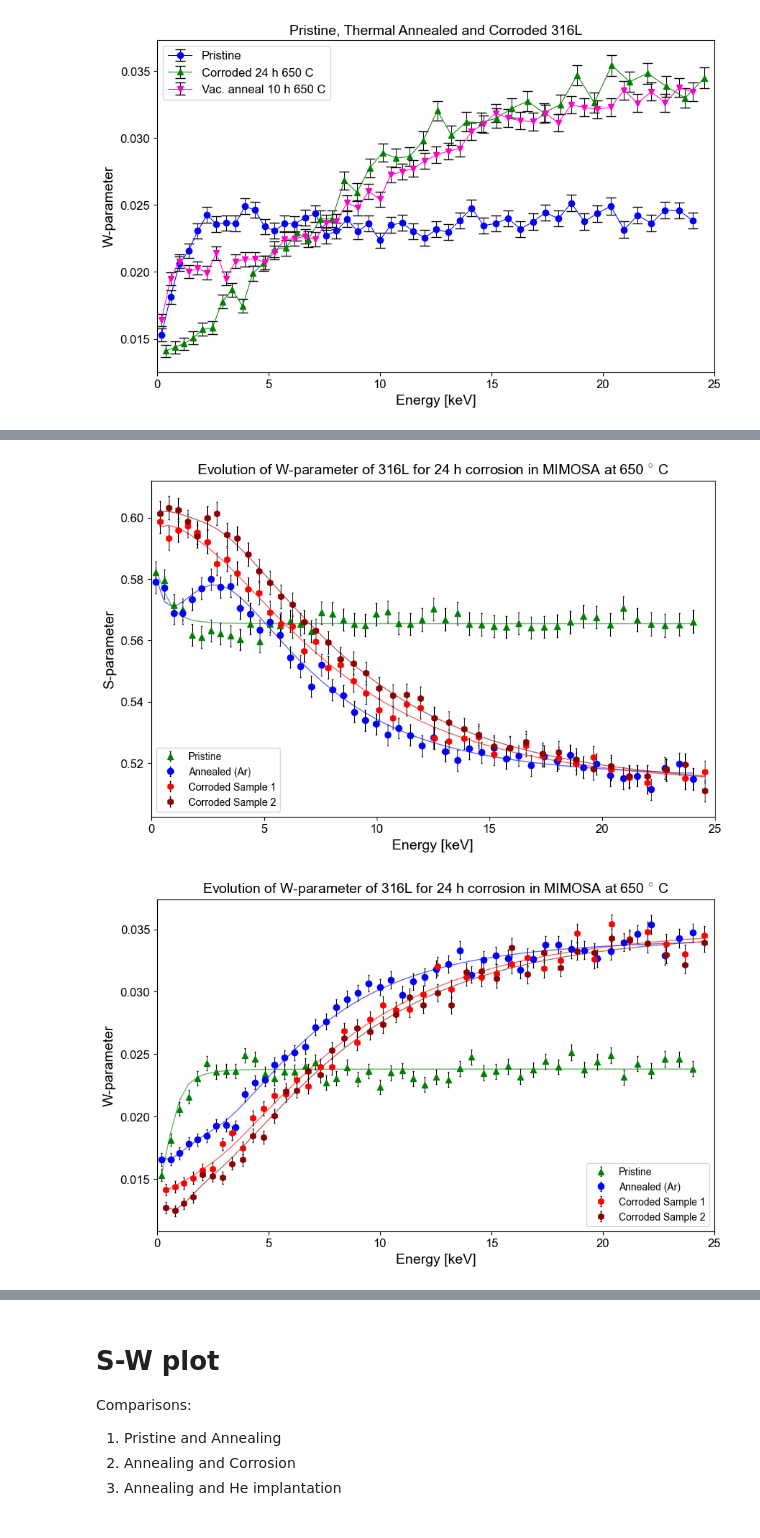
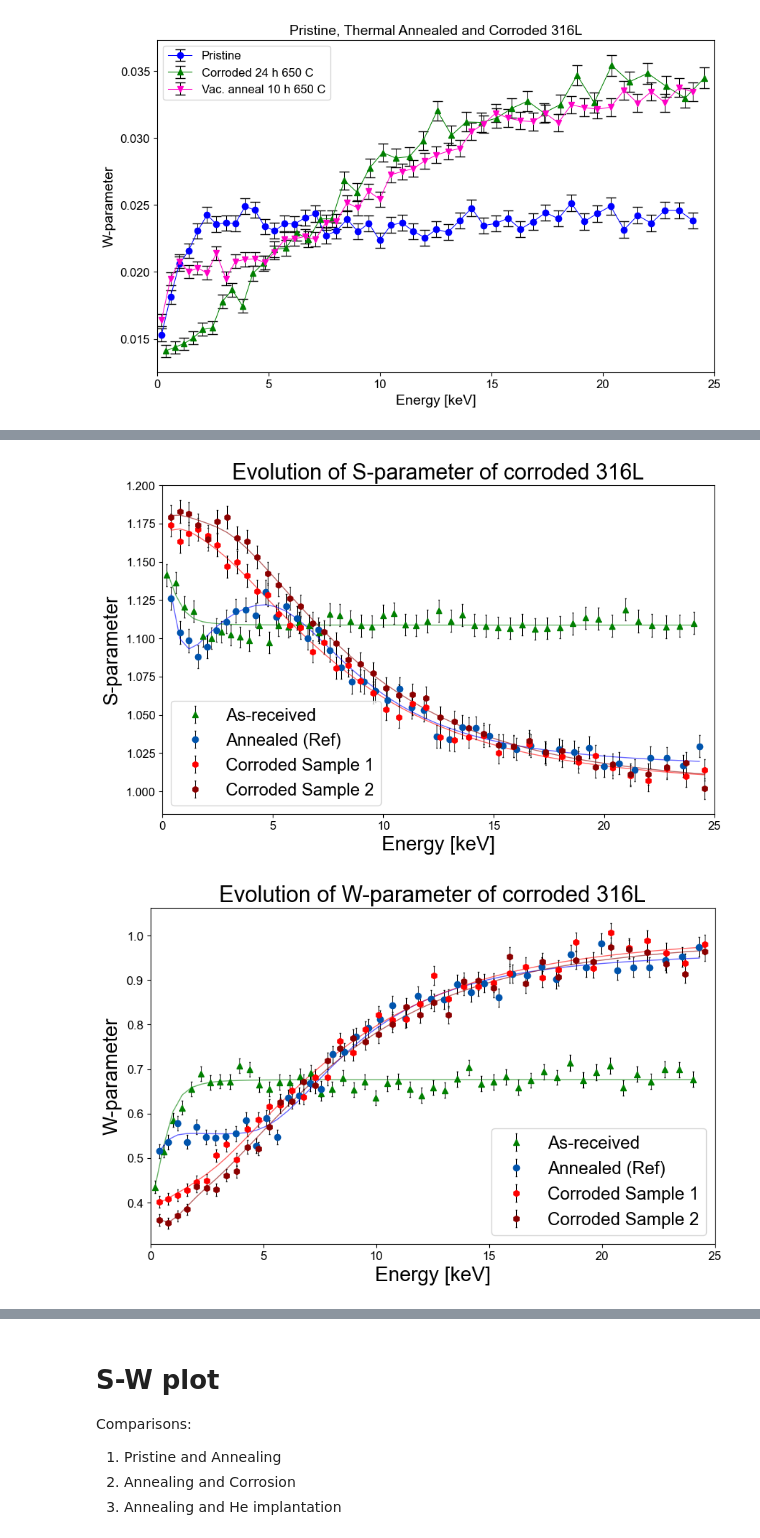
Before and after one commit to jeanvictorbendixenfm-web/Programming-PALS, a Jupyter notebook: PAS_analyzer.ipynb, the cells around one changed output, grey strips where cells are left out. Saved outputs shown, nothing was run; the diff lists cells and outputs as text; code cells hidden in the pictures.

```diff
--- a/PAS_analyzer.ipynb
+++ b/PAS_analyzer.ipynb
@@ -450,6 +466,10 @@ plt.show()
 # %% [output]
 [figure]
 [figure]
+# %%
+# Ref index
+
+n = 10
 # %%
 #Annealed, Corroded and Implanted
 print(vepfit_data["P-1"])
@@ -520,56 +540,56 @@ plt.show()
 # %%
 #Annealed, Corroded and Implanted
 
 plt.figure(figsize=(10, 6))
 #plt.errorbar(energy_316AA_1, s_316AA_1, yerr=s_error_316AA_1, fmt='o', label='Pristine', capsize=5, linestyle='-', color="blue", ecolor="black")
-plt.errorbar(energy_316NA_1, s_316NA_1, yerr=s_error_316NA_1, fmt='^', label='Pristine', capsize=1, color="green", ecolor="black")
-plt.errorbar(energy_316AA_1, s_316AA_1, yerr=s_error_316AA_1, fmt='o', label='Annealed (Ar)', capsize=1, color="blue", ecolor="black")
-plt.errorbar(energy_316corr_1, s_316corr_1, yerr=s_error_316corr_1, fmt='h', label='Corroded Sample 1', capsize=1, color="red", ecolor="black")
-plt.errorbar(energy_316corr_2, s_316corr_2, yerr=s_error_316corr_2, fmt='h', label='Corroded Sample 2', capsize=1, color="darkred", ecolor="black")
-plt.plot(vepfit_data["P-1"]["Energy"], vepfit_data["P-1"]["S_fit"], linestyle="-",color="green",alpha=0.6, lw=1)
-plt.plot(vepfit_data["AA 10 h, 1"]["Energy"], vepfit_data["AA 10 h, 1"]["S_fit"], linestyle="-",color="blue",alpha=0.6, lw=1)
-plt.plot(vepfit_data["C-1"]["Energy"], vepfit_data["C-1"]["S_fit"], linestyle="-",color="red",alpha=0.6, lw=1)
-plt.plot(vepfit_data["C-2"]["Energy"], vepfit_data["C-2"]["S_fit"], linestyle="-",color="darkred",alpha=0.6, lw=1)
+plt.errorbar(energy_316NA_1, s_316NA_1/f["S2"][n], yerr=s_error_316NA_1/f["S2"][n], fmt='^', label='As-received', capsize=1, color="green", ecolor="black")
+plt.errorbar(energy_316VA_2, s_316VA_2/f["S2"][n], yerr=s_error_316VA_2/f["S2"][n], fmt='o', label='Annealed (Ref)', capsize=1, color="#0054ad", ecolor="black")
+plt.errorbar(energy_316corr_1, s_316corr_1/f["S2"][n], yerr=s_error_316corr_1/f["S2"][n], fmt='h', label='Corroded Sample 1', capsize=1, color="red", ecolor="black")
+plt.errorbar(energy_316corr_2, s_316corr_2/f["S2"][n], yerr=s_error_316corr_2/f["S2"][n], fmt='h', label='Corroded Sample 2', capsize=1, color="darkred", ecolor="black")
+plt.plot(vepfit_data["P-1"]["Energy"], vepfit_data["P-1"]["S_fit"]/f["S2"][n], linestyle="-",color="green",alpha=0.6, lw=1)
+plt.plot(vepfit_data["VA 2.5 h"]["Energy"], vepfit_data["VA 2.5 h"]["S_fit"]/f["S2"][n], linestyle="-",color="blue",alpha=0.6, lw=1)
+plt.plot(vepfit_data["C-1"]["Energy"], vepfit_data["C-1"]["S_fit"]/f["S2"][n], linestyle="-",color="red",alpha=0.6, lw=1)
+plt.plot(vepfit_data["C-2"]["Energy"], vepfit_data["C-2"]["S_fit"]/f["S2"][n], linestyle="-",color="darkred",alpha=0.6, lw=1)
 
 # Information about data
 "VEPFIT P-1, $L_{+} = 2.58 \pm 0.76$ nm"
 "VEPFIT AA 10 h 1, $L_{+} = 141 \pm 4.07$ nm"
 "VEPFIT C-1, $L_{+} = 147 \pm 1.19$ nm"
 "VEPFIT C-2,  $L_{+} = 164 \pm 1.18$ nm"
 
 
 
 
-plt.xlabel('Energy [keV]')
-plt.ylabel('S-parameter')
-plt.title(r'Evolution of W-parameter of 316L for 24 h corrosion in MIMOSA at 650 $^{\circ}$ C')
-plt.legend(loc="lower left", fontsize='small')
+plt.xlabel('Energy [keV]', fontsize=20)
+plt.ylabel('S-parameter', fontsize=20)
+plt.title(r'Evolution of S-parameter of corroded 316L', fontsize=22)
+plt.legend(loc="lower left", fontsize='x-large')
 plt.xlim(0, 25)  # Adjust x-axis limits as needed
 plt.show()
 
 
 
 plt.figure(figsize=(10, 6))
 #plt.errorbar(energy_316AA_1, s_316AA_1, yerr=s_error_316AA_1, fmt='o', label='Pristine', capsize=5, linestyle='-', color="blue", ecolor="black")
-plt.errorbar(energy_316NA_1, w_316NA_1, yerr=w_error_316NA_1, fmt='^', label='Pristine', capsize=1, color="green", ecolor="black")
-plt.errorbar(energy_316AA_1, w_316AA_1, yerr=w_error_316AA_1, fmt='o', label='Annealed (Ar)', capsize=1, color="blue", ecolor="black")
-plt.errorbar(energy_316corr_1, w_316corr_1, yerr=w_error_316corr_1, fmt='h', label='Corroded Sample 1', capsize=1, color="red", ecolor="black")
-plt.errorbar(energy_316corr_2, w_316corr_2, yerr=w_error_316corr_2, fmt='h', label='Corroded Sample 2', capsize=1, color="darkred", ecolor="black")
-plt.plot(vepfit_data["P-1"]["Energy"], vepfit_data["P-1"]["W_fit"], linestyle="-",color="green",alpha=0.6, lw=1)
-plt.plot(vepfit_data["AA 10 h, 1"]["Energy"], vepfit_data["AA 10 h, 1"]["W_fit"], linestyle="-",color="blue",alpha=0.6, lw=1)
-plt.plot(vepfit_data["C-1"]["Energy"], vepfit_data["C-1"]["W_fit"], linestyle="-",color="red",alpha=0.6, lw=1)
-plt.plot(vepfit_data["C-2"]["Energy"], vepfit_data["C-2"]["W_fit"], linestyle="-",color="darkred",alpha=0.6, lw=1)
+plt.errorbar(energy_316NA_1, w_316NA_1/f["W2"][n], yerr=w_error_316NA_1/f["W2"][n], fmt='^', label='As-received', capsize=1, color="green", ecolor="black")
+plt.errorbar(energy_316VA_2, w_316VA_2/f["W2"][n], yerr=w_error_316VA_2/f["W2"][n], fmt='o', label='Annealed (Ref)', capsize=1, color="#0054ad", ecolor="black")
+plt.errorbar(energy_316corr_1, w_316corr_1/f["W2"][n], yerr=w_error_316corr_1/f["W2"][n], fmt='h', label='Corroded Sample 1', capsize=1, color="red", ecolor="black")
+plt.errorbar(energy_316corr_2, w_316corr_2/f["W2"][n], yerr=w_error_316corr_2/f["W2"][n], fmt='h', label='Corroded Sample 2', capsize=1, color="darkred", ecolor="black")
+plt.plot(vepfit_data["P-1"]["Energy"], vepfit_data["P-1"]["W_fit"]/f["W2"][n], linestyle="-",color="green",alpha=0.6, lw=1)
+plt.plot(vepfit_data["VA 2.5 h"]["Energy"], vepfit_data["VA 2.5 h"]["W_fit"]/f["W2"][n], linestyle="-",color="blue",alpha=0.6, lw=1)
+plt.plot(vepfit_data["C-1"]["Energy"], vepfit_data["C-1"]["W_fit"]/f["W2"][n], linestyle="-",color="red",alpha=0.6, lw=1)
+plt.plot(vepfit_data["C-2"]["Energy"], vepfit_data["C-2"]["W_fit"]/f["W2"][n], linestyle="-",color="darkred",alpha=0.6, lw=1)
 
 
-plt.xlabel('Energy [keV]')
-plt.ylabel('W-parameter')
-plt.title(r'Evolution of W-parameter of 316L for 24 h corrosion in MIMOSA at 650 $^{\circ}$ C')
-plt.legend(loc="lower right", fontsize='small')
+plt.xlabel('Energy [keV]', fontsize=20)
+plt.ylabel('W-parameter', fontsize=20)
+plt.title(r'Evolution of W-parameter of corroded 316L', fontsize=22)
+plt.legend(loc="lower right", fontsize='x-large')
 plt.xlim(0, 25)  # Adjust x-axis limits as needed
 plt.show()
 # %% [output]
-[figure, old version]
+[figure, new version]
-[figure, old version]
+[figure, new version]
 # %%
 #Annealed, Corroded and Implanted
 
```
Also changed, not shown: parts of 13 cells of this notebook, 2 other files.
